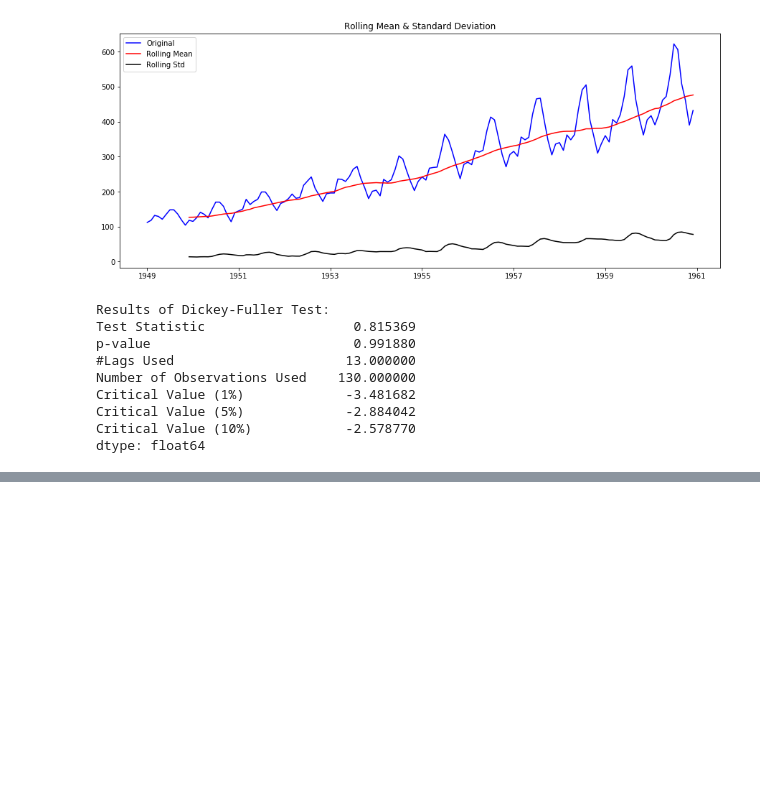
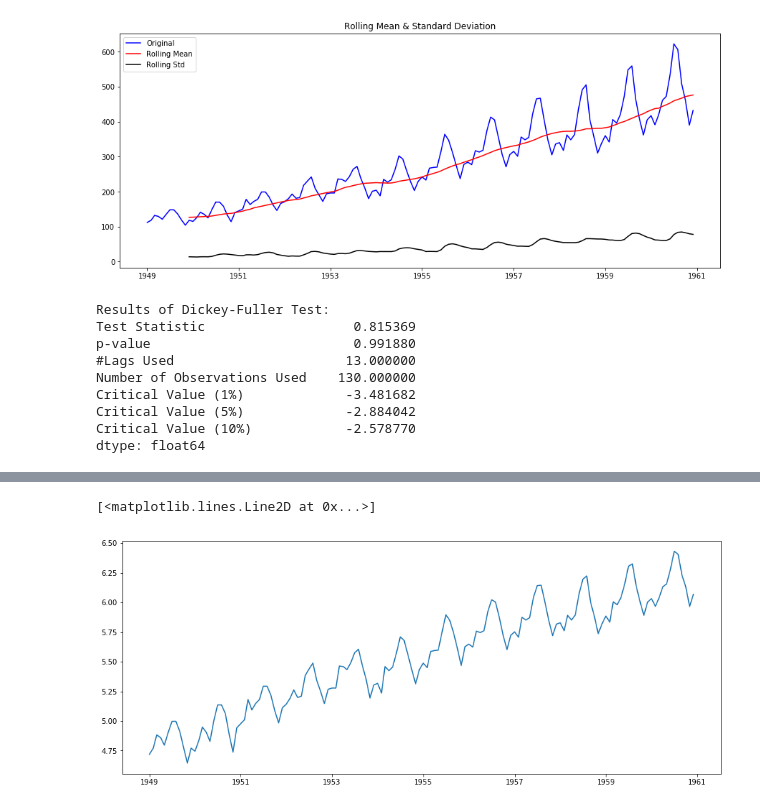
Before and after one commit to udothemath/102517_STAT, a Jupyter notebook: 102717_time_series/102617_time_airPassengers.ipynb, the cells around one changed output, grey strips where cells are left out. Saved outputs shown, nothing was run; the diff lists cells and outputs as text; code cells hidden in the pictures; blank space fills up the shorter version.

```diff
--- a/102717_time_series/102617_time_airPassengers.ipynb
+++ b/102717_time_series/102617_time_airPassengers.ipynb
@@ -136,0 +142,6 @@ dtype: float64
+# %%
+ts_log = np.log(ts)
+plt.plot(ts_log)
+# %% [output]
+[<matplotlib.lines.Line2D at 0x...>]
+[figure, added]
```
Also changed, not shown: parts of 31 cells of this notebook.
